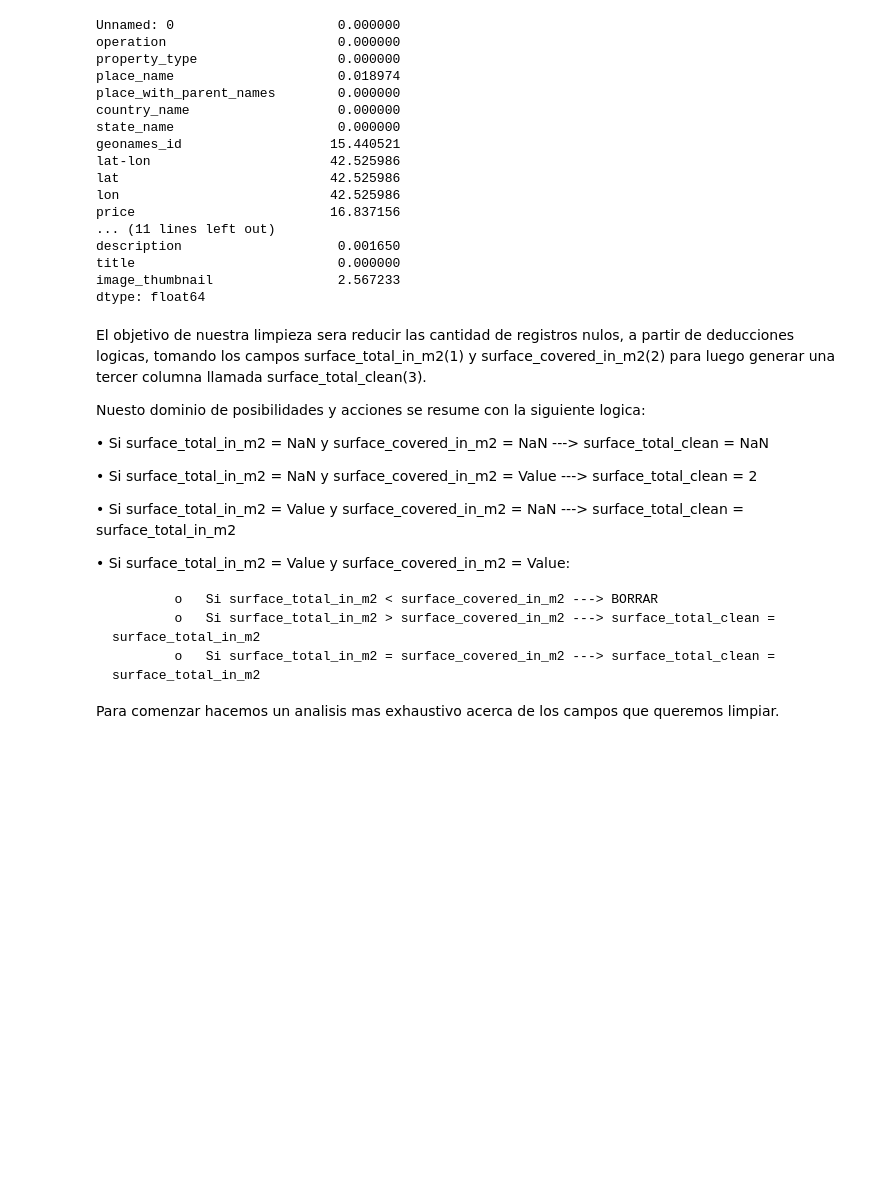
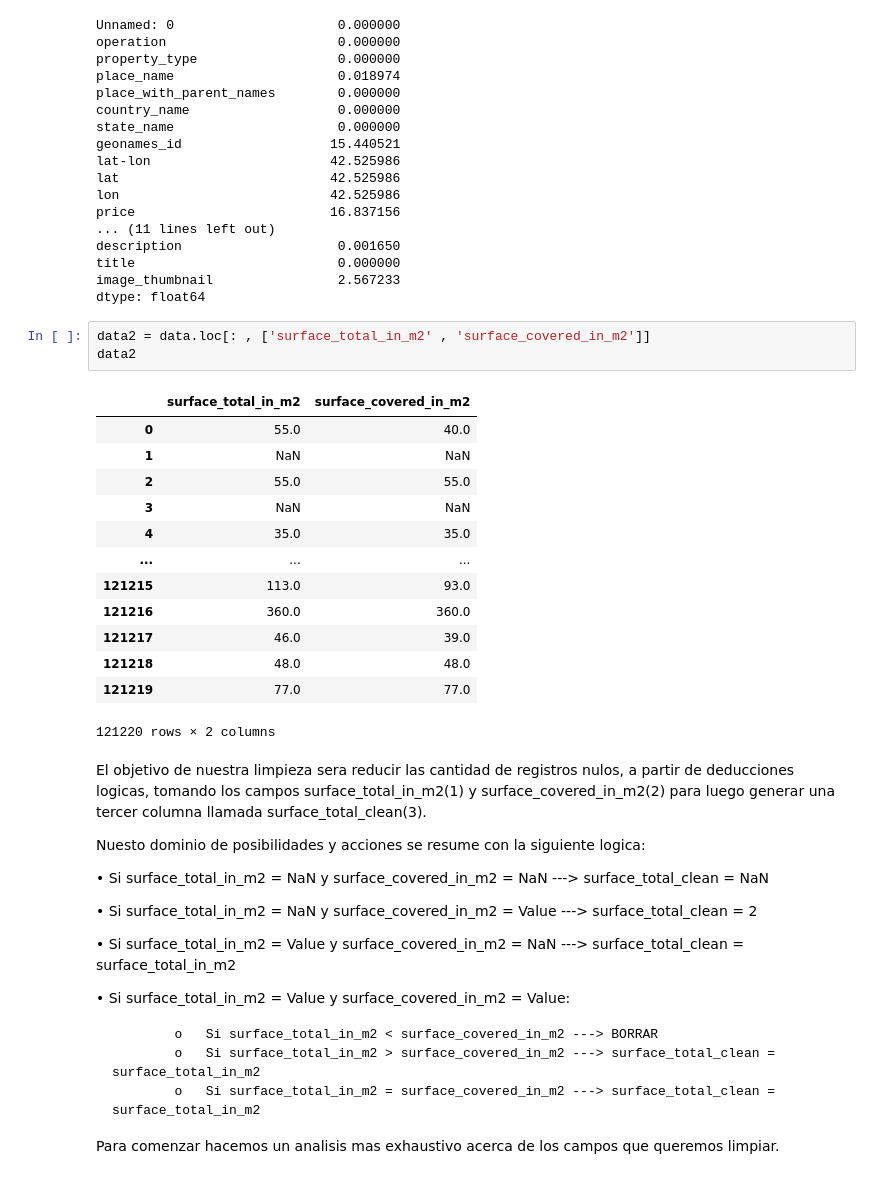
Before and after one commit to NicolasMackinlay/Jupyter-Grupo-5, a Jupyter notebook: DATAFRAME FINAL.ipynb, the cells around one changed output. Drawn from its saved outputs; the diff is of its cells as text; blank space fills up the shorter version.

```diff
--- a/DATAFRAME FINAL.ipynb
+++ b/DATAFRAME FINAL.ipynb
@@ -75,6 +75,23 @@ description                    0.001650
 title                          0.000000
 image_thumbnail                2.567233
 dtype: float64
+# %%
+data2 = data.loc[: , ['surface_total_in_m2' , 'surface_covered_in_m2']]
+data2
+# %% [output]
+|  | surface_total_in_m2 | surface_covered_in_m2 |
+| 0 | 55.0 | 40.0 |
+| 1 | NaN | NaN |
+| 2 | 55.0 | 55.0 |
+| 3 | NaN | NaN |
+| 4 | 35.0 | 35.0 |
+| ... | ... | ... |
+| 121215 | 113.0 | 93.0 |
+| 121216 | 360.0 | 360.0 |
+| 121217 | 46.0 | 39.0 |
+| 121218 | 48.0 | 48.0 |
+| 121219 | 77.0 | 77.0 |
+121220 rows × 2 columns
 # %% [markdown]
  El objetivo de nuestra limpieza sera reducir las cantidad de registros nulos, a partir de deducciones logicas, tomando los campos surface_total_in_m2(1) y surface_covered_in_m2(2) para luego generar una tercer columna llamada surface_total_clean(3).
 
```
Also changed, not shown: parts of 1 cell of this notebook.
